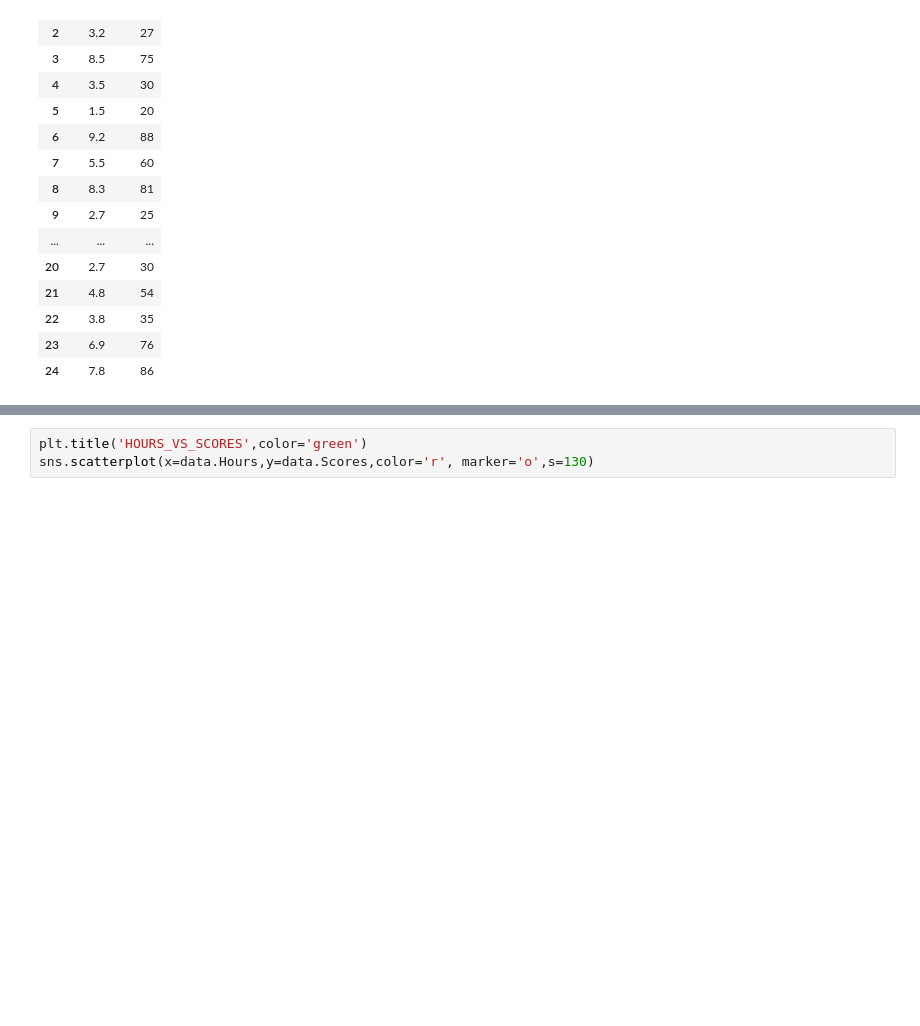
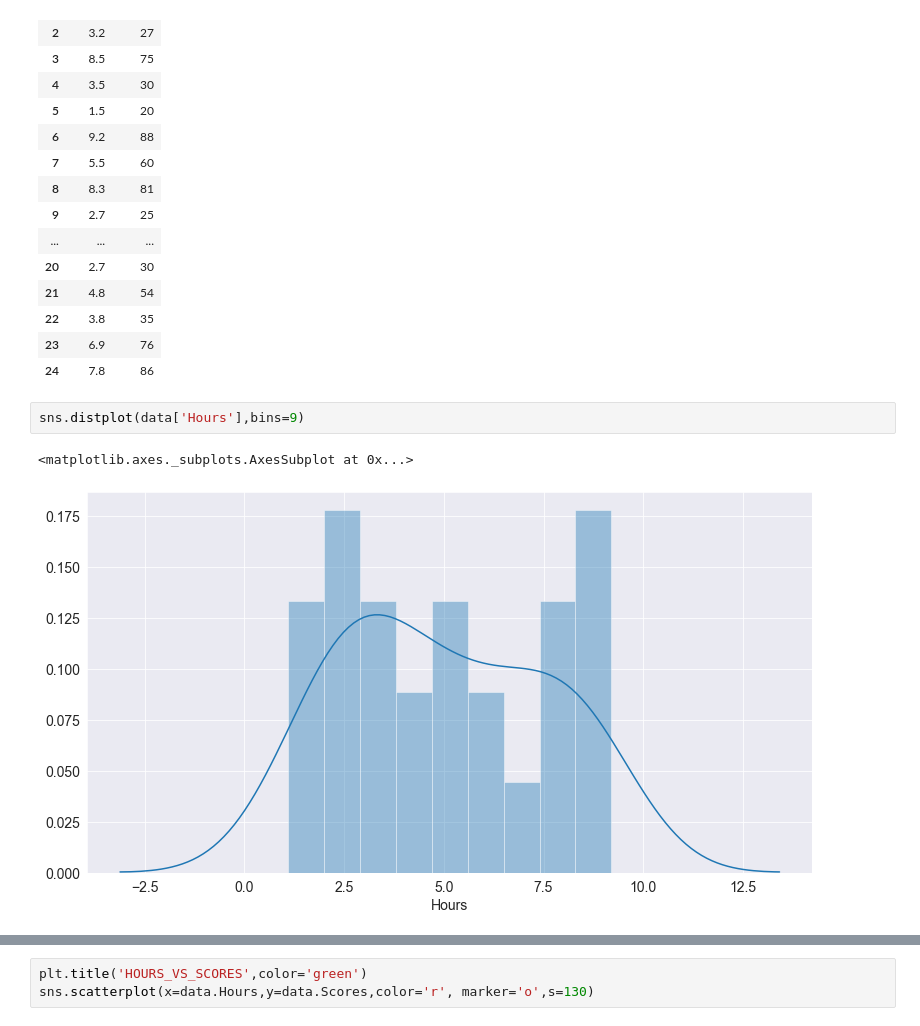
Before and after one commit to Arpan-tech-create/THE_SPARKS_FOUNDATION, a Jupyter notebook: Supervised ML Algo.ipynb, the cells around one changed output, grey strips where cells are left out. Saved outputs shown, nothing was run; the diff lists cells and outputs as text; blank space fills up the shorter version.

```diff
--- a/Supervised ML Algo.ipynb
+++ b/Supervised ML Algo.ipynb
@@ -41,3 +41,8 @@ data
 | 22 | 3.8 | 35 |
 | 23 | 6.9 | 76 |
 | 24 | 7.8 | 86 |
+# %%
+sns.distplot(data['Hours'],bins=9)
+# %% [output]
+<matplotlib.axes._subplots.AxesSubplot at 0x...>
+[figure, added]
```
Also changed, not shown: parts of 2 cells of this notebook.
